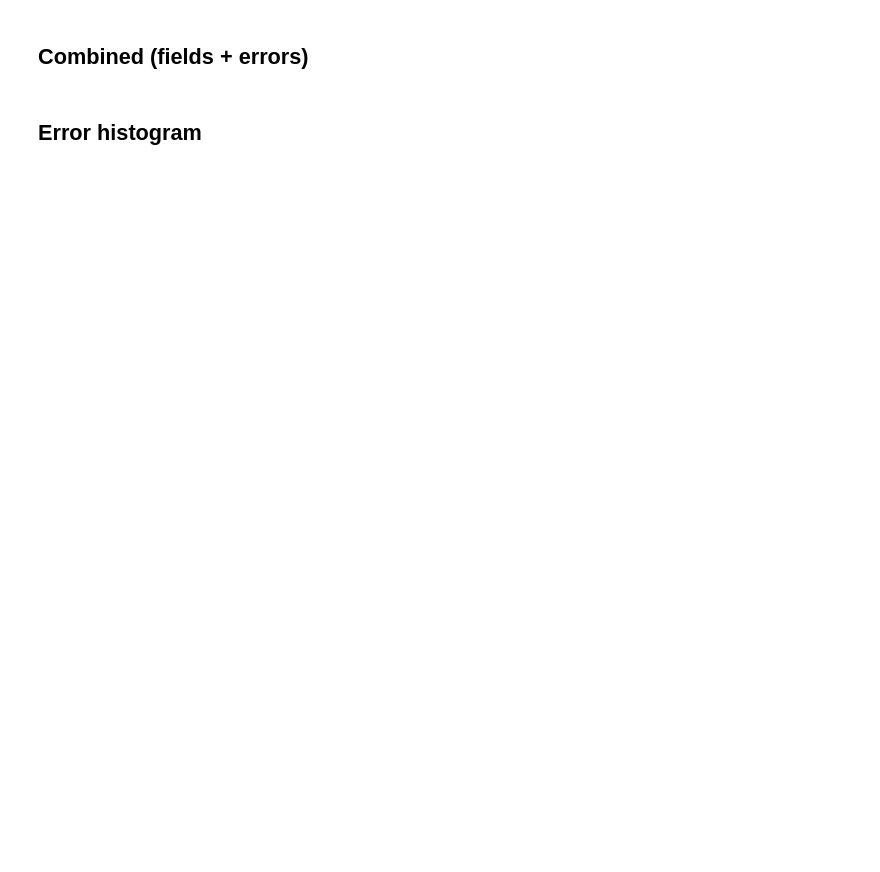
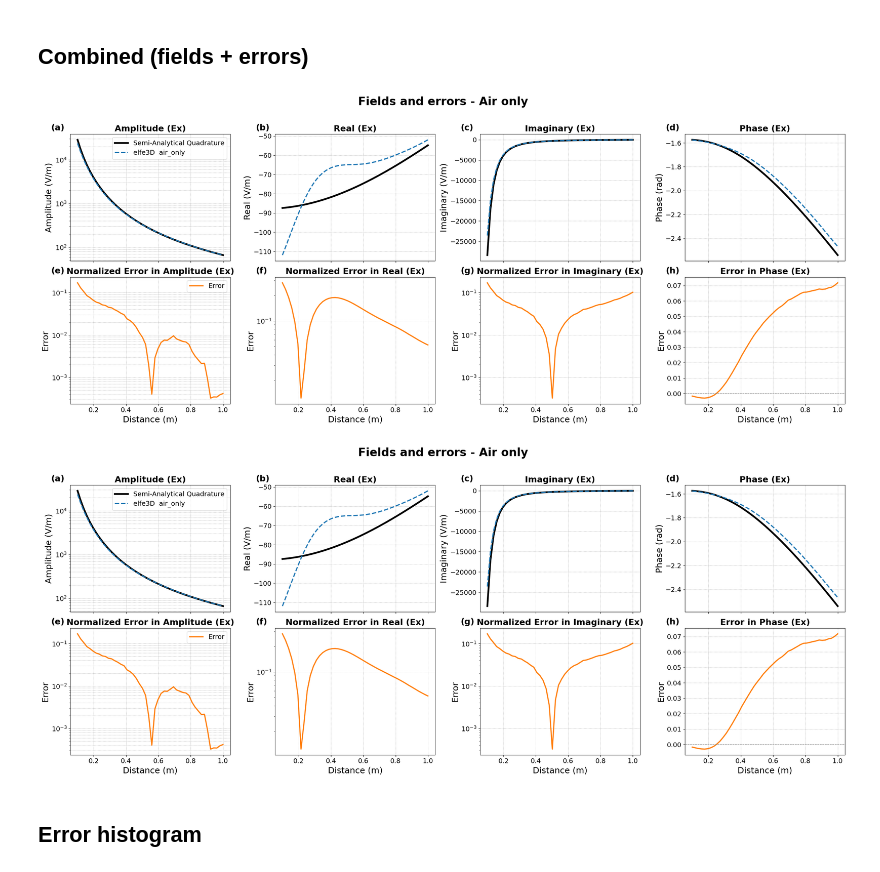
Before and after one commit to emsig/elfe3D_GPR, a Jupyter notebook: examples/01_wholespace_air/air.ipynb, the cells around one changed output. Drawn from its saved outputs; the diff is of its cells as text; code cells hidden in the pictures; blank space fills up the shorter version.

```diff
--- a/examples/01_wholespace_air/air.ipynb
+++ b/examples/01_wholespace_air/air.ipynb
@@ -165,10 +218,10 @@ ReceiverLineErrorPlot(
 # %% [markdown]
 ## Combined (fields + errors)
 # %%
-ReceiverLineCombined(
-    ef, evert,
-    suptitle='Fields and errors – Air only',
-).plot()
+ReceiverLineCombined(ef, evert).plot(suptitle='Fields and errors - Air only')
+# %% [output]
+[figure, added]
+[figure, added]
 # %% [markdown]
 ## Error histogram
 # %%
```
Also changed, not shown: parts of 11 cells of this notebook, 1 other file.
